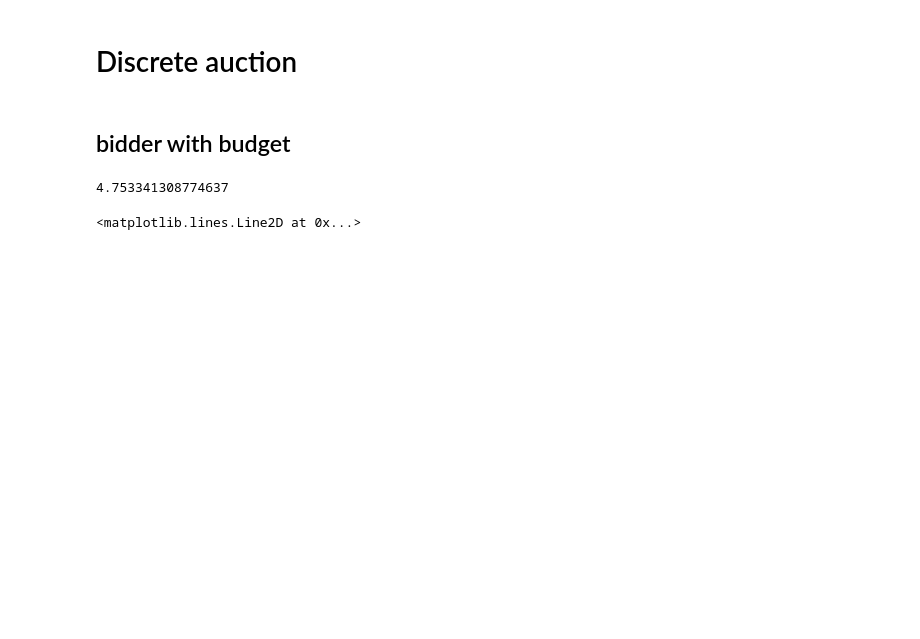
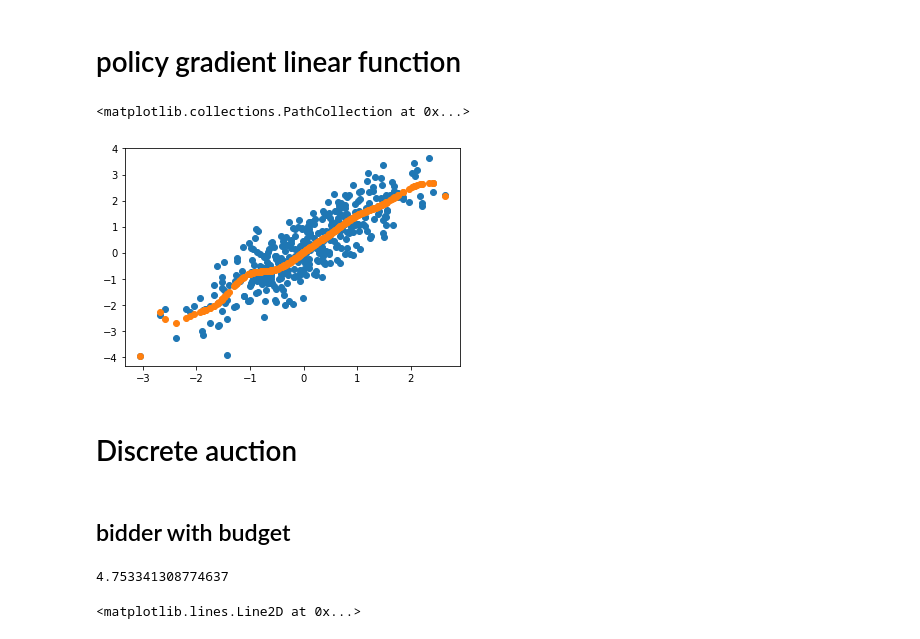
Before and after one commit to soukupmarek-edin/RL_toolbox, a Jupyter notebook: sandbox.ipynb, the cells around one changed output. Saved outputs shown, nothing was run; the diff lists cells and outputs as text; code cells hidden in the pictures; blank space fills up the shorter version.

```diff
--- a/sandbox.ipynb
+++ b/sandbox.ipynb
@@ -7,3 +8,50 @@ from scipy import stats, integrate
+# %% [markdown]
+# policy gradient linear function
+# %%
+from sklearn.datasets import make_regression
+from sklearn.preprocessing import StandardScaler, MinMaxScaler
+from sklearn.model_selection import train_test_split
+
+X, y = make_regression(n_samples=500, n_features=1, n_informative=1, bias=10, noise=50, tail_strength=0.1)
+X_train, X_test, y_train, y_test = train_test_split(X, y)
+
+# scaler = StandardScaler()
+scaler = MinMaxScaler()
+scaler.fit(np.hstack([X_train, y_train.reshape(-1,1)]))
+Xy = ss.transform(np.hstack([X_train, y_train.reshape(-1,1)]))
+X_train_sc, y_train_sc = Xy[:, [0]], Xy[:, -1]
+# %%
+def rbf(x, c, h):
+    return np.exp(-0.5*(x-c)**2/h**2)
+
+def make_rbfs(x, centers, h):
+    X = np.zeros((x.shape[0], len(centers)))
+    for i, c in enumerate(centers):
+        X[:, [i]] = rbf(x, c=c, h=h)
+    return X
+
+def make_polynomial(x, powers):
+    X = np.zeros((x.shape[0], len(powers)))
+    for i, p in enumerate(powers):
+        X[:, [i]] = x**p
+    return X
+
+Phi = make_rbfs(X_train_sc, centers=np.arange(-1, 1, 0.1), h=1)
+Phi = np.hstack([np.ones((X_train_sc.shape[0], 1)), Phi])
+
+# Phi = make_polynomial(X_train_sc, powers=np.arange(-5, 5, 1))
+# %%
+from sklearn.linear_model import LinearRegression, Lasso, Ridge, ElasticNet, SGDRegressor
+
+mod = LinearRegression(fit_intercept=False)
+mod.fit(Phi, y_train_sc)
+preds = mod.predict(Phi)
+
+plt.scatter(X_train_sc, y_train_sc)
+plt.scatter(X_train_sc, preds)
+# %% [output]
+<matplotlib.collections.PathCollection at 0x...>
+[figure, added]
 # %% [markdown]
 # Discrete auction
 # %% [markdown]
```
Also changed, not shown: parts of 1 cell of this notebook, 9 other files.
